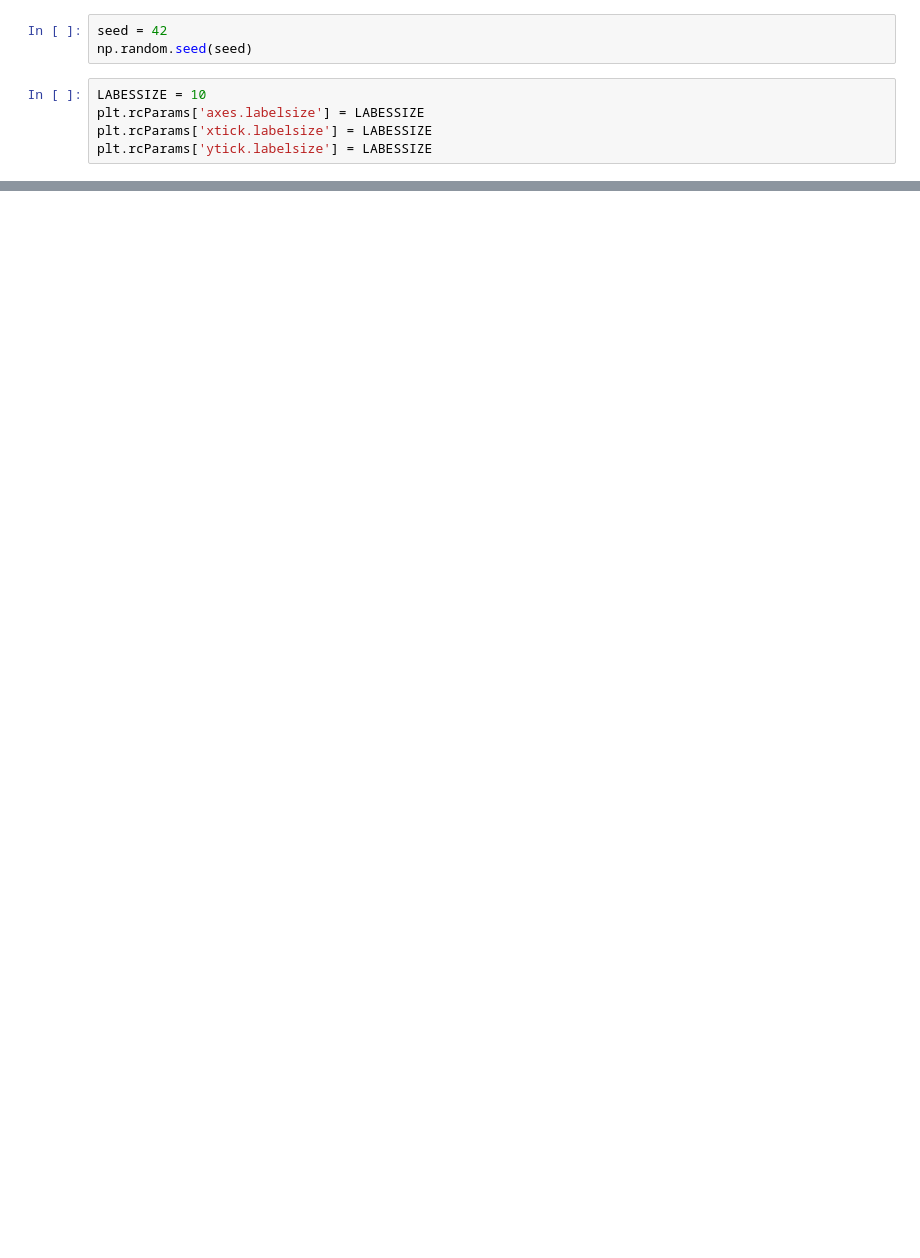
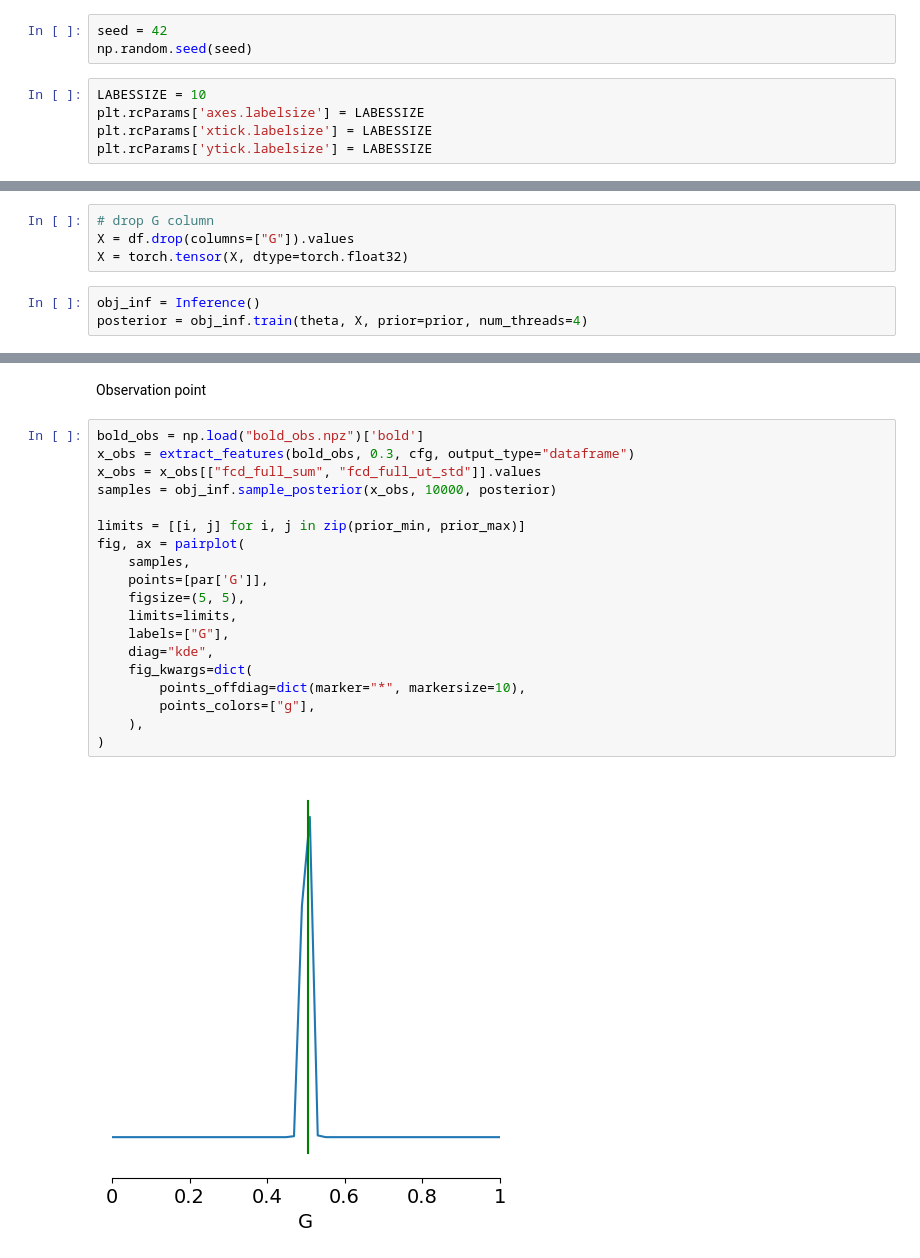
Before and after one commit to ins-amu/vbi, a Jupyter notebook: docs/examples/mpr_sde_cupy.ipynb, the cells around one changed output, grey strips where cells are left out. Cells and saved outputs as stored; diff of their text form; blank space fills up the shorter version.

```diff
--- a/docs/examples/mpr_sde_cupy.ipynb
+++ b/docs/examples/mpr_sde_cupy.ipynb
@@ -76,0 +211,7 @@ if fmri_d.ndim == 3:
+# %%
+# drop G column
+X = df.drop(columns=["G"]).values
+X = torch.tensor(X, dtype=torch.float32)
+# %%
+obj_inf = Inference()
+posterior = obj_inf.train(theta, X, prior=prior, num_threads=4)
@@ -76,0 +221,23 @@ if fmri_d.ndim == 3:
+# %% [markdown]
+Observation point
+# %%
+bold_obs = np.load("bold_obs.npz")['bold']
+x_obs = extract_features(bold_obs, 0.3, cfg, output_type="dataframe")
+x_obs = x_obs[["fcd_full_sum", "fcd_full_ut_std"]].values
+samples = obj_inf.sample_posterior(x_obs, 10000, posterior)
+
+limits = [[i, j] for i, j in zip(prior_min, prior_max)]
+fig, ax = pairplot(
+    samples,
+    points=[par['G']],
+    figsize=(5, 5),
+    limits=limits,
+    labels=["G"],
+    diag="kde",
+    fig_kwargs=dict(
+        points_offdiag=dict(marker="*", markersize=10),
+        points_colors=["g"],
+    ),
+)
+# %% [output]
+[figure, added]
```
Also changed, not shown: parts of 22 cells of this notebook.
